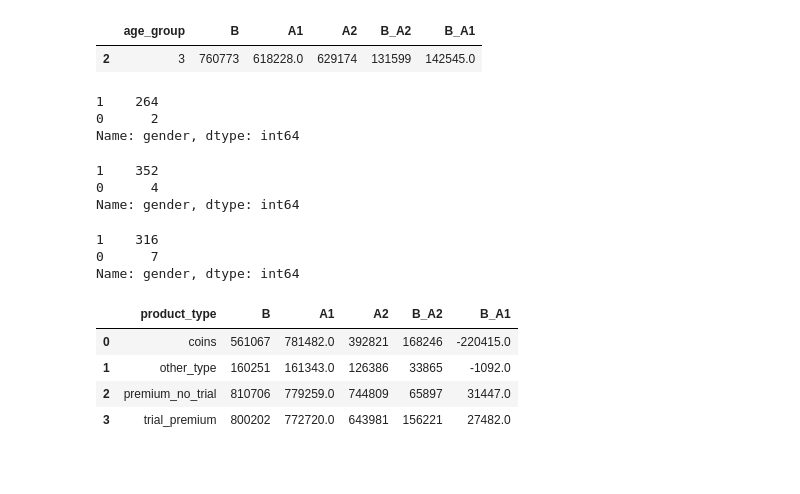
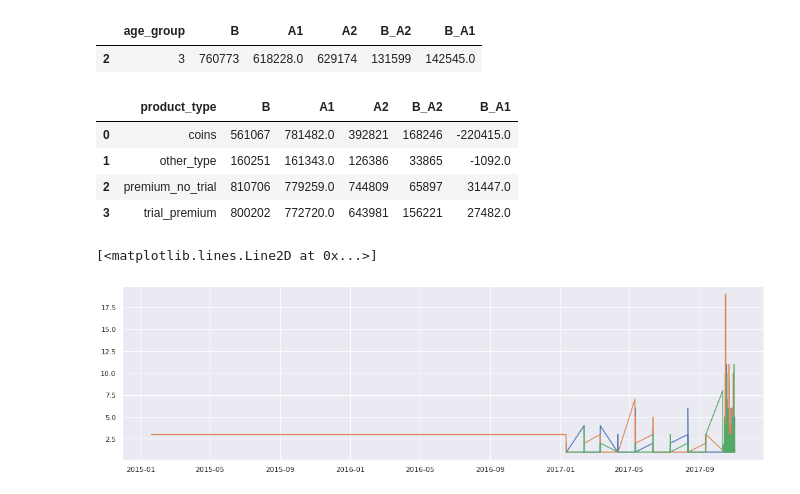
Before and after one commit to hawk20434/AAB-TEST, a Jupyter notebook: LyginMV.ipynb, the cells around one changed output. Saved outputs shown, nothing was run; the diff lists cells and outputs as text; code cells hidden in the pictures; blank space fills up the shorter version.

```diff
--- a/LyginMV.ipynb
+++ b/LyginMV.ipynb
@@ -1131,24 +1147,6 @@ age.sort_values(by=['B_A1'], ascending=False).head(1)
 # %% [output]
 |  | age_group | B | A1 | A2 | B_A2 | B_A1 |
 | 2 | 3 | 760773 | 618228.0 | 629174 | 131599 | 142545.0 |
-# %%
-B_frame.gender.value_counts()
-# %% [output]
-1    264
-0      2
-Name: gender, dtype: int64
-# %%
-A1_frame.gender.value_counts()
-# %% [output]
-1    352
-0      4
-Name: gender, dtype: int64
-# %%
-A2_frame.gender.value_counts()
-# %% [output]
-1    316
-0      7
-Name: gender, dtype: int64
 # %%
 B_product_type = B_frame.groupby(["product_type"], as_index = False)  \
        .agg({'revenue' : 'sum'}).rename(columns={'revenue': 'B'})
@@ -1169,3 +1167,19 @@ product_type
 | 1 | other_type | 160251 | 161343.0 | 126386 | 33865 | -1092.0 |
 | 2 | premium_no_trial | 810706 | 779259.0 | 744809 | 65897 | 31447.0 |
 | 3 | trial_premium | 800202 | 772720.0 | 643981 | 156221 | 27482.0 |
+# %%
+# посмотрим, увеличилось ли число регистраций при внедрении новой фичи
+B_joined_at = B_frame.groupby(["joined_at"], as_index = False)  \
+       .agg({'country_x' : 'count'}).rename(columns={'country_x': 'B'})
+A1_joined_at = A1_frame.groupby(["joined_at"], as_index = False)  \
+       .agg({'country_x' : 'count'}).rename(columns={'country_x': 'A1'})
+A2_joined_at = A2_frame.groupby(["joined_at"], as_index = False)  \
+       .agg({'country_x' : 'count'}).rename(columns={'country_x': 'A2'})
+# судя по графику явно есть проблема с временным диапазаоном у одной из групп, так как сравнение происходила попарное, то
+# на результатах это не отразится, но данная проблема была замечена и ранее
+plt.plot(B_joined_at.joined_at, B_joined_at.B)
+plt.plot(A1_joined_at.joined_at, A1_joined_at.A1)
+plt.plot(A2_joined_at.joined_at, A2_joined_at.A2)
+# %% [output]
+[<matplotlib.lines.Line2D at 0x...>]
+[figure, added]
```
Also changed, not shown: parts of 50 cells of this notebook.
